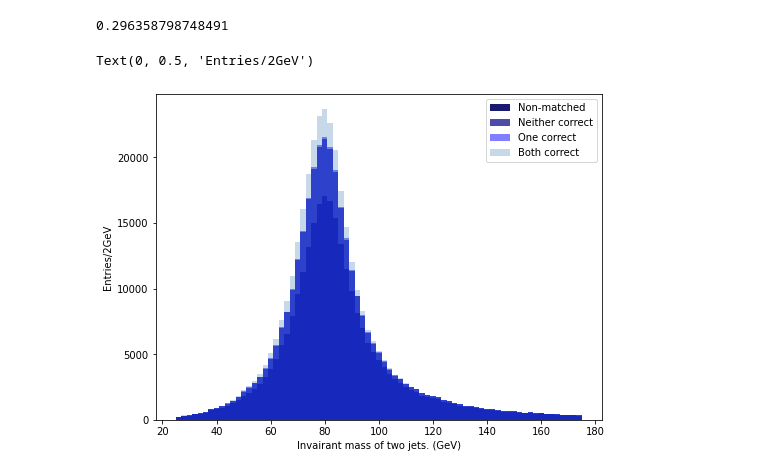
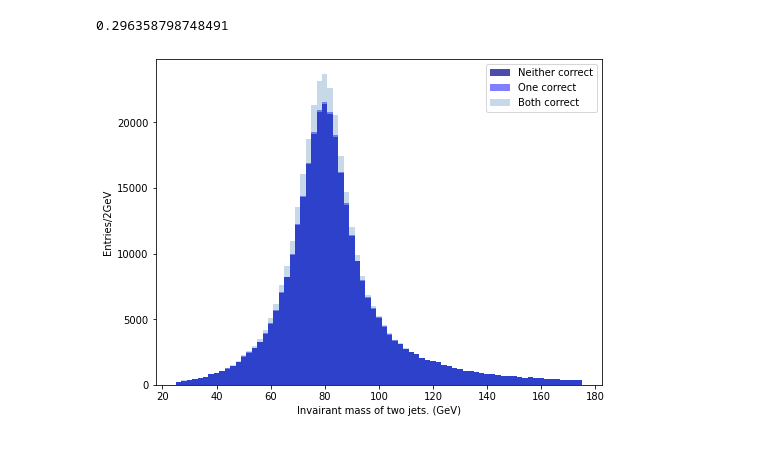
Before and after one commit to mfenton0/HEP-jet-assignment, a Jupyter notebook: analysis_script/purity_computation.ipynb, the cells around one changed output. Cells and saved outputs as stored; diff of their text form; code cells hidden in the pictures.

```diff
--- a/analysis_script/purity_computation.ipynb
+++ b/analysis_script/purity_computation.ipynb
@@ -402,15 +402,15 @@ for i in tqdm.trange(len(jet_parton_index_del)):
         mjjj_case_4.append(tmp_mjjj_2)
 # %%
 plt.figure(figsize=(8,6))
-plt.hist(mjj_case_4, bins=75, histtype="stepfilled", range=(25,175), label='Non-matched', color='midnightblue', alpha = 1)
+# plt.hist(mjj_case_4, bins=75, histtype="stepfilled", range=(25,175), label='Non-matched', color='midnightblue', alpha = 1)
 plt.hist(mjj_case_4+mjj_case_3, bins=75, histtype="stepfilled", range=(25,175), label="Neither correct", color='darkblue', alpha = 0.7)
 plt.hist(mjj_case_4+mjj_case_3+mjj_case_2, bins=75, histtype="stepfilled", range=(25,175), label="One correct", color='blue', alpha = 0.5)
 plt.hist(mjj_case_1+mjj_case_2+ mjj_case_3+mjj_case_4, bins=75, histtype="stepfilled", range=(25,175), label="Both correct", color='steelblue', alpha = 0.3)
 plt.legend(loc="upper right")
 plt.xlabel("Invairant mass of two jets. (GeV)")
 plt.ylabel("Entries/2GeV")
+plt.savefig("./demo/Pic/purity_inv_mass_mjj.png")
 # %% [output]
-Text(0, 0.5, 'Entries/2GeV')
-[figure, old version]
+[figure, new version]
 # %%
 plt.figure(figsize=(8,6))
```
Also changed, not shown: parts of 2 cells of this notebook.
